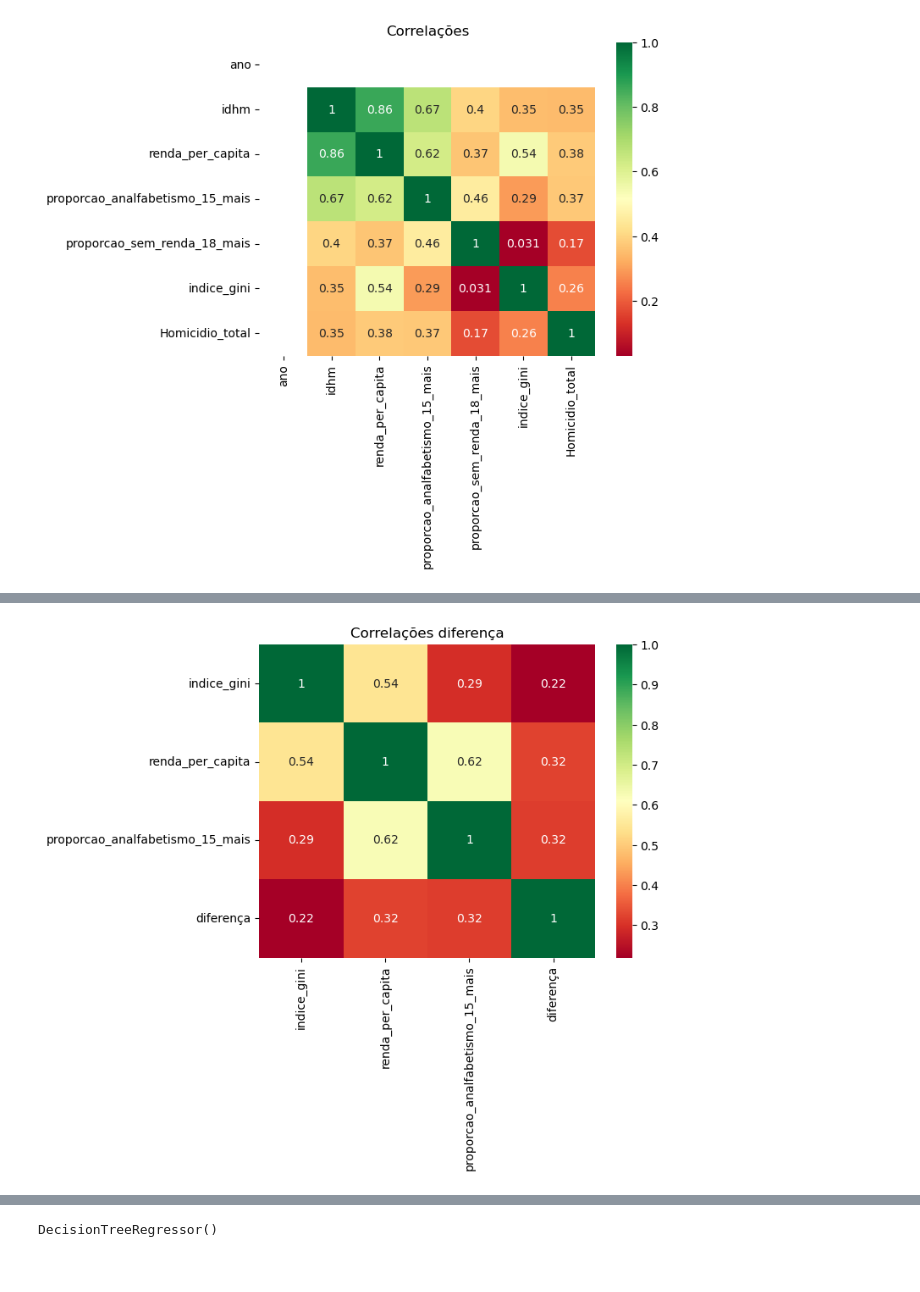
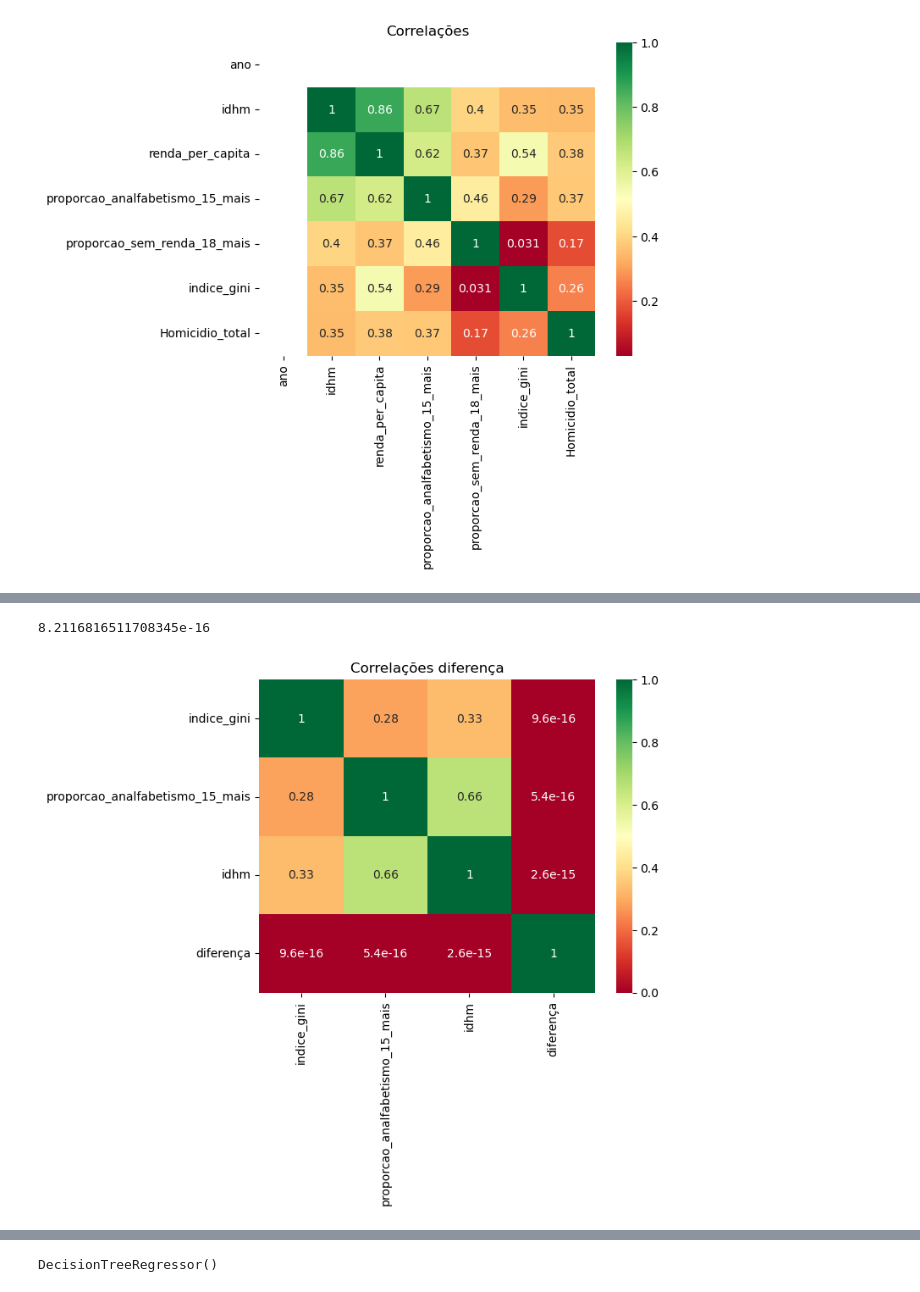
Before and after one commit to felipebns/P2_Cdados, a Jupyter notebook: p2_cdados.ipynb, the cells around one changed output, grey strips where cells are left out. Saved outputs shown, nothing was run; the diff lists cells and outputs as text; code cells hidden in the pictures.

```diff
--- a/p2_cdados.ipynb
+++ b/p2_cdados.ipynb
@@ -305,7 +306,7 @@ strong multicollinearity or other numerical problems.
 # %%
-X = tabela_sem_sp[['renda_per_capita','proporcao_analfabetismo_15_mais', 'indice_gini']] #retirando prop_agua_sem_esgoto
+X = df_treino[['proporcao_analfabetismo_15_mais', 'idhm','indice_gini']] #retirando idhm
 
-Y = tabela_sem_sp['Homicidio_total']
+Y = df_treino['Homicidio_total']
 # %%
 modelo_regress = regress(Y, X)
 
@@ -351,6 +350,6 @@ resultado
 # %%
 y = modelo_regress.predict()
-df_modelo1 = tabela_sem_sp.loc[:, ('id_municipio', 'Homicidio_total', 'indice_gini', 'renda_per_capita', 'proporcao_analfabetismo_15_mais')]
+df_modelo1 = df_treino.loc[:, ('id_municipio', 'Homicidio_total', 'indice_gini', 'proporcao_analfabetismo_15_mais','idhm')]
 df_modelo1['y'] = y
 df_modelo1['diferença'] = df_modelo1.Homicidio_total-df_modelo1.y
 df_modelo1 = df_modelo1.sort_values('diferença')
@@ -405,7 +420,11 @@ plt.show()
+# %%
+df_modelo1.diferença.corr(df_modelo1.idhm)
+# %% [output]
+8.2116816511708345e-16
 # %%
-heatmap = df_modelo1.loc[:, ('indice_gini', 'renda_per_capita', 'proporcao_analfabetismo_15_mais', 'diferença')]
+heatmap = df_modelo1.loc[:, ('indice_gini', 'proporcao_analfabetismo_15_mais', 'idhm', 'diferença')]
 sns.heatmap(abs(heatmap.corr()), annot = True, cmap= "RdYlGn") #nota : apenas para valores absolutos
 plt.title('Correlações diferença')
 plt.show()
 # %% [output]
-[figure, old version]
+[figure, new version]
```
Also changed, not shown: parts of 36 cells of this notebook.
